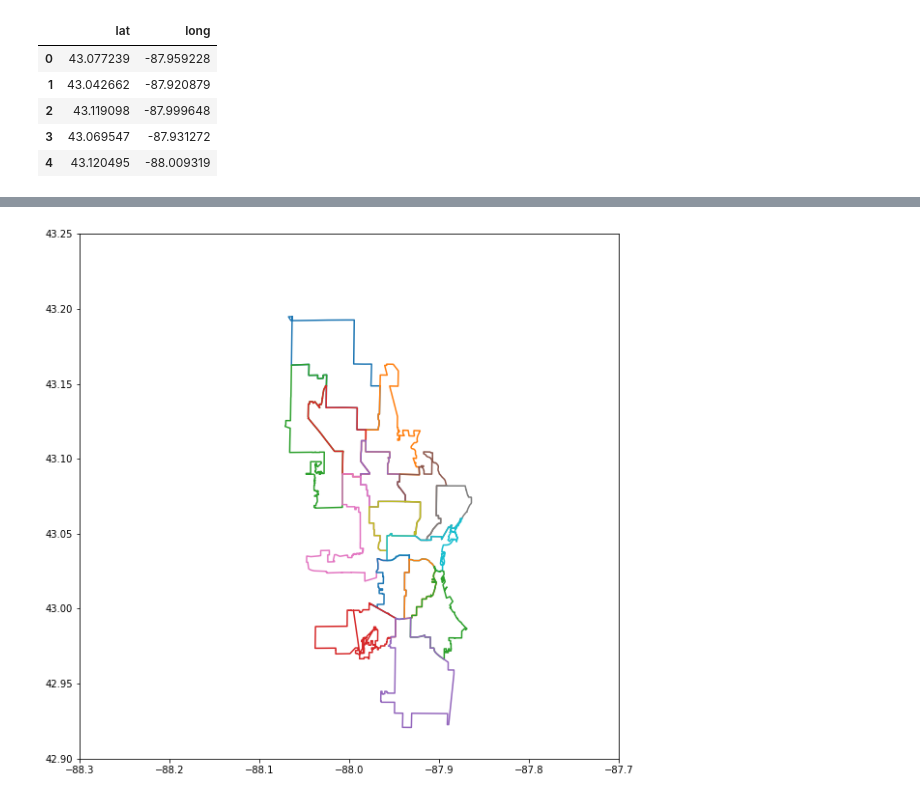
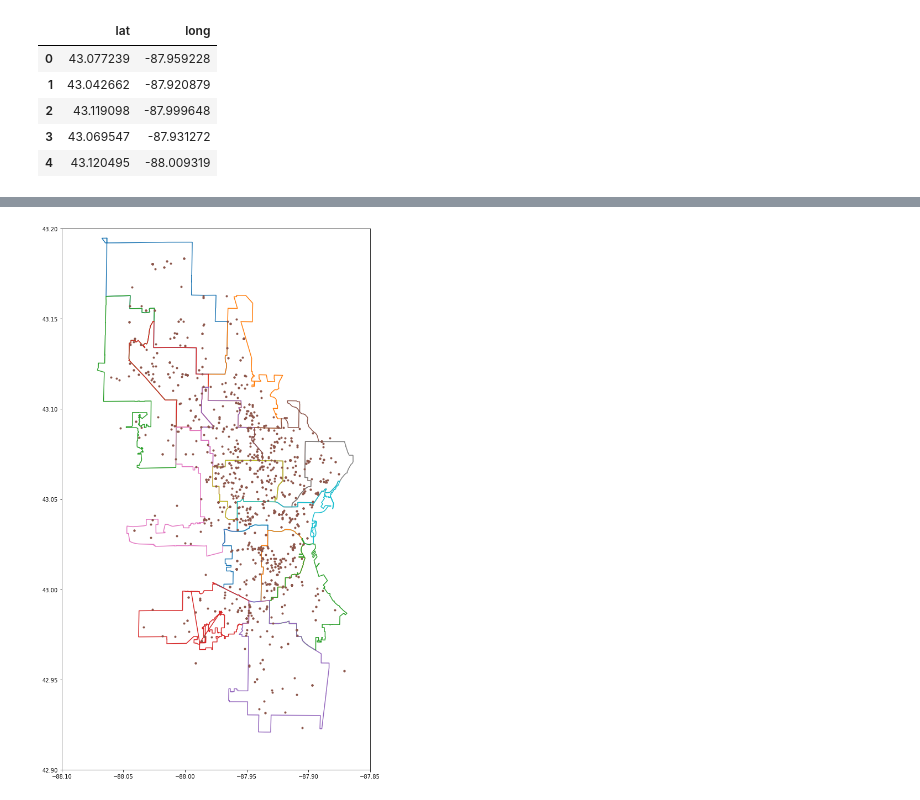
Before and after one commit to uofthcdslab/seniordesign1819, a Jupyter notebook: mapping/mke-dists.ipynb, the cells around one changed output, grey strips where cells are left out. Drawn from its saved outputs; the diff is of its cells as text; code cells hidden in the pictures.

Commit message:
Added some data and got plotting working

```diff
--- a/mapping/mke-dists.ipynb
+++ b/mapping/mke-dists.ipynb
@@ -31,9 +35,9 @@ df.head()
 | 4 | 182551265-Assignment Completed | 182551265 | 2018-09-12 12:48:04 | 5636 N 79TH ST,MKE | 4 | VACANT HOUSE CHK | Assignment Completed | 5636 N 79TH ST,MILWAUKEE | ... |
 # %%
 coords = df['Coordinates'].str.split(',', 1, expand=True)
-coords['lat'] = coords[0].str.replace('{\'lat\': ', '')
+coords['lat'] = coords[0].str.replace('{\'lat\': ', '').astype(float)
 coords['long'] = coords[1].str.replace('\'lng\': ', '')
-coords['long'] = coords['long'].str.replace('}', '')
+coords['long'] = coords['long'].str.replace('}', '').astype(float)
 coords = coords[['lat', 'long']]
 coords = coords.dropna()
 coords.head()
@@ -47,32 +56,30 @@ coords.head()
 # %%
 # initialize plot size
-plt.figure(figsize=(10,10))
+plt.figure(figsize=(10,18)) # approx dimensions of MKE is 5:9
+plt.xlim(-88.1,-87.85)
+plt.ylim(42.9,43.2)
 
 # loop through shapes
 for i,dist in enumerate(sf.shapes()):
     xs = []
     ys = []
 
     # loop through points
     for point in dist.points:
         # parse points
-        coords = ['%.3f' % coord for coord in point]
+        coord = ['%.3f' % coord for coord in point]
         # convert points
-        x, y = transform(inProj, outProj, float(coords[0]), float(coords[1]))
+        x, y = transform(inProj, outProj, float(coord[0]), float(coord[1]))
         # add to list
         xs.append(x)
         ys.append(y)
 
     # plot shape
     plt.plot(xs, ys, '-')
 
 #for index, row in coords.iterrows():
-for row in coords:
-    plt.plot(float(row[0]), float(row[1]), '*')
-
-plt.xlim(-88.3,-87.7)
-plt.ylim(42.9,43.25)
+plt.plot(coords['long'], coords['lat'], '.')
 
 plt.show()
 # %% [output]
-[figure, old version]
+[figure, new version]
```
Also changed, not shown: parts of 2 cells of this notebook, 16 other files.
